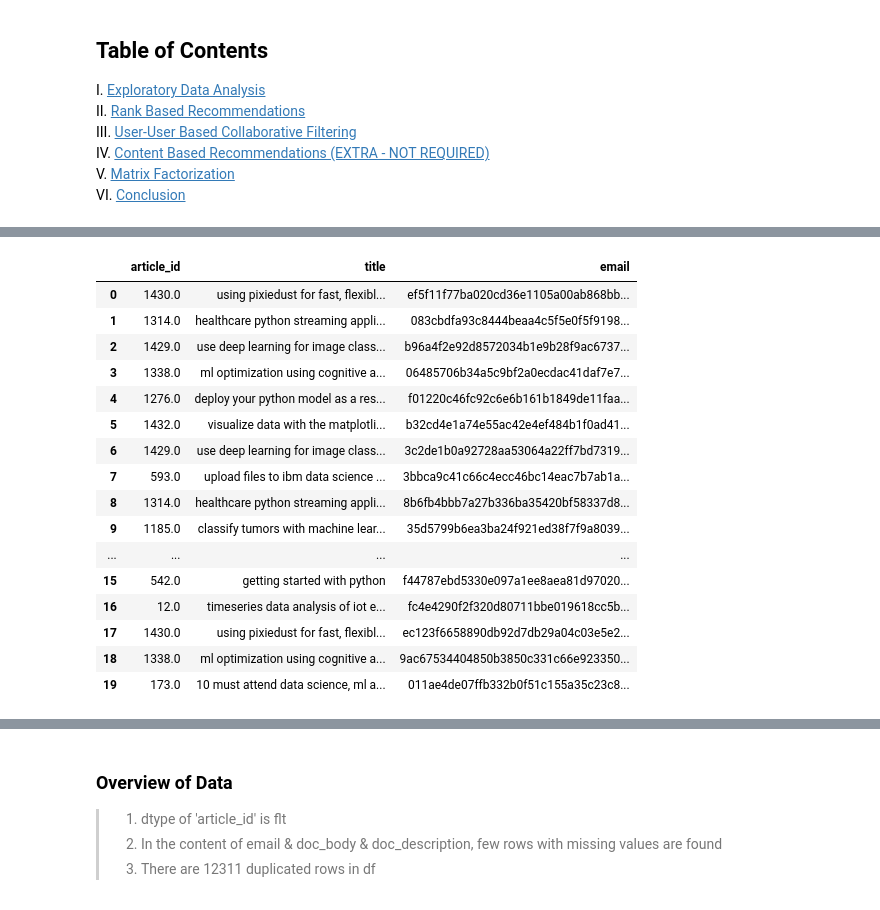
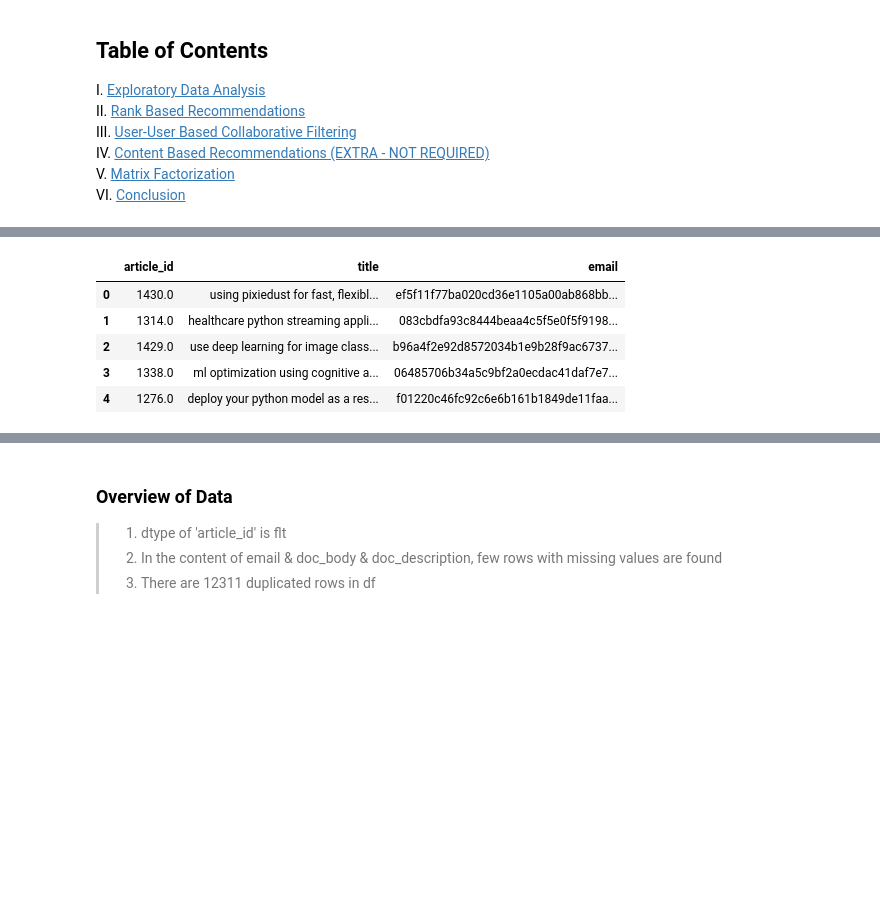
Before and after one commit to ezman1105/Data-Scientist----RecommendationEngineWithIBM, a Jupyter notebook: Recommendations_with_IBM.ipynb, the cells around one changed output, grey strips where cells are left out. Drawn from its saved outputs; the diff is of its cells as text; code cells hidden in the pictures; blank space fills up the shorter version.

```diff
--- a/Recommendations_with_IBM.ipynb
+++ b/Recommendations_with_IBM.ipynb
@@ -19,6 +19,8 @@ IV. [Content Based Recommendations (EXTRA - NOT REQUIRED)](#Content-Recs)<br>
 V. [Matrix Factorization](#Matrix-Fact)<br>
 VI. [Conclusion](#conclusions)
 # %%
+# Necessary packages
+import re
 import pandas as pd
 import numpy as np
 import matplotlib.pyplot as plt
@@ -26,7 +28,25 @@ import seaborn as sb
 import project_tests as t
 import pickle
 
+# nltk
+import nltk
+nltk.download(['punkt', 'wordnet', 'stopwords'])
+from nltk.tokenize import word_tokenize
+from nltk.stem import WordNetLemmatizer
+from nltk.corpus import stopwords
+from sklearn.feature_extraction.text import TfidfVectorizer
+from sklearn.feature_extraction.text import CountVectorizer, TfidfTransformer
+from sklearn.metrics.pairwise import linear_kernel
+#from sklearn.metrics import accuracy_score
+from sklearn.pipeline import Pipeline
+
+# Better display for Jupyter notebooks
+import warnings
 %matplotlib inline
+%config InlineBachend.figure_format = 'retina'
+warnings.simplefilter("ignore")
+
+# Load the dataset
 
 df = pd.read_csv('/Users/johnma/Desktop/Udacity_Data Scientist/Project folder/Project 3_Recommendation Engines/Data/user-item-interactions.csv')
 df_content = pd.read_csv('/Users/johnma/Desktop/Udacity_Data Scientist/Project folder/Project 3_Recommendation Engines/Data/articles_community.csv')
@@ -35,5 +55,5 @@ del df['Unnamed: 0']
 del df_content['Unnamed: 0']
 
 # Show df to get an idea of the data
-df.head(20)
+df.head()
 # %% [output]
@@ -40,20 +67,9 @@ df.head(20)
 |  | article_id | title | email |
 | 0 | 1430.0 | using pixiedust for fast, flexibl... | ef5f11f77ba020cd36e1105a00ab868bb... |
 | 1 | 1314.0 | healthcare python streaming appli... | 083cbdfa93c8444beaa4c5f5e0f5f9198... |
 | 2 | 1429.0 | use deep learning for image class... | b96a4f2e92d8572034b1e9b28f9ac6737... |
 | 3 | 1338.0 | ml optimization using cognitive a... | 06485706b34a5c9bf2a0ecdac41daf7e7... |
 | 4 | 1276.0 | deploy your python model as a res... | f01220c46fc92c6e6b161b1849de11faa... |
-| 5 | 1432.0 | visualize data with the matplotli... | b32cd4e1a74e55ac42e4ef484b1f0ad41... |
-| 6 | 1429.0 | use deep learning for image class... | 3c2de1b0a92728aa53064a22ff7bd7319... |
-| 7 | 593.0 | upload files to ibm data science ... | 3bbca9c41c66c4ecc46bc14eac7b7ab1a... |
-| 8 | 1314.0 | healthcare python streaming appli... | 8b6fb4bbb7a27b336ba35420bf58337d8... |
-| 9 | 1185.0 | classify tumors with machine lear... | 35d5799b6ea3ba24f921ed38f7f9a8039... |
-| ... | ... | ... | ... |
-| 15 | 542.0 | getting started with python | f44787ebd5330e097a1ee8aea81d97020... |
-| 16 | 12.0 | timeseries data analysis of iot e... | fc4e4290f2f320d80711bbe019618cc5b... |
-| 17 | 1430.0 | using pixiedust for fast, flexibl... | ec123f6658890db92d7db29a04c03e5e2... |
-| 18 | 1338.0 | ml optimization using cognitive a... | 9ac67534404850b3850c331c66e923350... |
-| 19 | 173.0 | 10 must attend data science, ml a... | 011ae4de07ffb332b0f51c155a35c23c8... |
 # %%
 # Show df_content to get an idea of the data
 df_content.tail(5)
```
Also changed, not shown: parts of 27 cells of this notebook.
